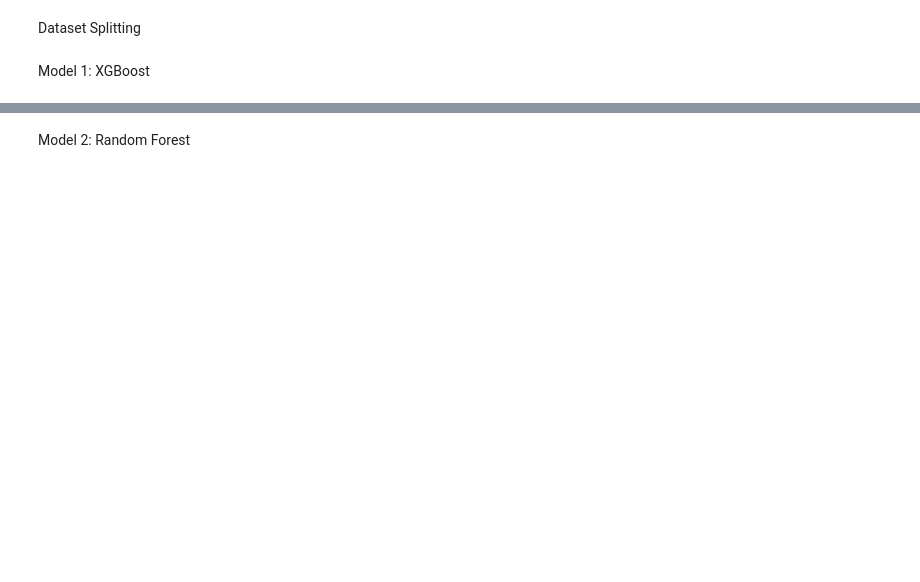
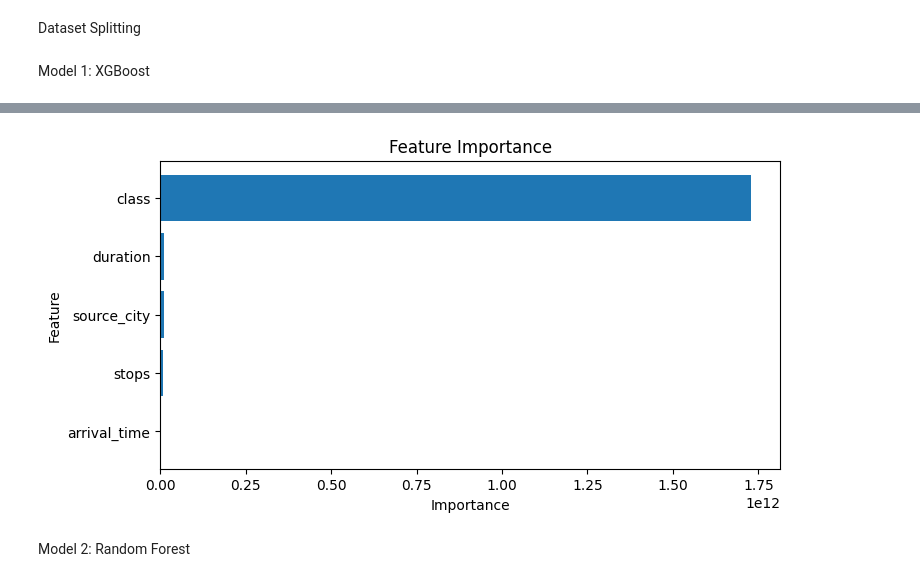
Before and after one commit to FatimaHubail/ML_Project, a Jupyter notebook: Project.ipynb, the cells around one changed output, grey strips where cells are left out. Cells and saved outputs as stored; diff of their text form; code cells hidden in the pictures; blank space fills up the shorter version.

```diff
--- a/Project.ipynb
+++ b/Project.ipynb
@@ -24,7 +24,7 @@ destination_encoded = one_hot.fit_transform(df[["destination_city"]]).toarray()
 destination_labels = [f"destination_{cat}" for cat in one_hot.categories_[0]]
 destination_df = pd.DataFrame(destination_encoded, columns=destination_labels)
 
-flight_encoded = hash.fit_transform(df['flight'])
+#flight_encoded = hash.fit_transform(df['flight'])
 
 df["departure_time"]= target.fit_transform(df['departure_time'], df['price'])
 df["arrival_time"]= target.fit_transform(df['arrival_time'], df['price'])
@@ -32,7 +32,7 @@ df["arrival_time"]= target.fit_transform(df['arrival_time'], df['price'])
 df['stops'] = df['stops'].map({'zero':0, 'one':1, 'two_or_more':2})
 df['class'] = df['class'].map({'Economy':0, 'Business':1})
 
-new_df = pd.concat([df,flight_encoded, airline_df, source_df, destination_df], axis=1)
+new_df = pd.concat([df, airline_df, source_df, destination_df], axis=1)
 new_df = new_df.drop(["Unnamed: 0", "flight", "airline", "source_city", "destination_city"], axis=1)
 new_df = new_df.astype('float32')
 # %% [markdown]
@@ -49,21 +49,21 @@ import random
 airline_columns = airline_df.columns.tolist()
 source_columns = source_df.columns.tolist()
 destination_columns = destination_df.columns.tolist()
-flight_columns = flight_encoded.columns.tolist()
+#flight_columns = flight_encoded.columns.tolist()
 
 # Add groups to a list
 groups = {
     "airline": airline_columns,
     "source_city": source_columns,
     "destination_city": destination_columns,
-    "flight": flight_columns,
+    #"flight": flight_columns,
 }
 
 # Flatten the remaining individual columns in `new_df`
 individual_columns = [
     col
     for col in training_df.columns
-    if col not in airline_columns + source_columns + destination_columns + flight_columns
+    if col not in airline_columns + source_columns + destination_columns #+ flight_columns
 ]
 individual_columns.remove("price")
 
@@ -71,7 +71,7 @@ individual_columns.remove("price")
 all_features = list(groups.keys()) + individual_columns
 
 # Randomly select 5 features
-select_features = random.sample(all_features, 4)
+select_features = random.sample(all_features, 5)
 
 # Expand selected features into their full groups if necessary
 final_features = []
@@ -103,6 +103,7 @@ Model 1: XGBoost
 # %%
 from sklearn.metrics import mean_squared_error, r2_score
 from xgboost import XGBRegressor
+import matplotlib.pyplot as plt
 
 # Initialize the XGBoost regressor
 xgb_model = XGBRegressor(
@@ -121,18 +122,69 @@ xgb_model.fit(X_train, y_train)
 y_pred = xgb_model.predict(X_test)
 
 # Evaluate the model
+xg_acc = xgb_model.score(X_test, y_test)
 rmse = np.sqrt(mean_squared_error(y_test, y_pred))
 r2 = r2_score(y_test, y_pred)
 
-print(f"RMSE: {rmse}")
-print(f"R²: {r2}")
+print(f"Accuracy: {xg_acc:.4f}")
+print(f"RMSE: {rmse:.4f}")
+print(f"R²: {r2:.4f}")
 
-# Feature importance (optional)
-import matplotlib.pyplot as plt
-from xgboost import plot_importance
+# Retrieve feature importances
+booster = xgb_model.get_booster()
+feature_importance = booster.get_score(importance_type='gain')
 
-plt.figure(figsize=(10, 8))
-plot_importance(xgb_model, importance_type='weight', show_values=False)
+# Convert to a DataFrame for easier manipulation
+importance_df = pd.DataFrame(
+    feature_importance.items(),
+    columns=['Feature', 'Importance']
+)
+
+# Define mappings for encoded columns
+group_mapping = {
+    "airline": [col for col in airline_columns if col in selected_features],
+    "source_city": [col for col in source_columns if col in selected_features],
+    "destination_city": [col for col in destination_columns if col in selected_features],
+    #"flight": [col for col in flight_encoded.columns.tolist() if col in selected_features],
+}
+
+
+# Add individual columns to the mapping
+for col in individual_columns:
+    if col in selected_features:
+        group_mapping[col] = [col]
+
+for group_name in list(group_mapping.keys()):
+    group_mapping[group_name] = [col for col in group_mapping[group_name] if col in selected_features]
+
+    # If the group is empty after filtering, remove it from the mapping
+    if not group_mapping[group_name]:
+        del group_mapping[group_name]
+
+
+# Initialize a dictionary to hold aggregated importance
+group_importance = {}
+
+for group_name, columns in group_mapping.items():
+    # Filter importance_df for columns in the current group
+    group_importance[group_name] = importance_df[
+        importance_df['Feature'].isin(columns)]['Importance'].sum()
+
+# Convert to a DataFrame for visualization
+aggregated_importance_df = pd.DataFrame(
+    group_importance.items(),
+    columns=['Feature', 'Aggregated Importance']
+).sort_values(by='Aggregated Importance', ascending=False)
+
+# Plot aggregated feature importances
+plt.figure(figsize=(8, 4))
+plt.barh(
+    aggregated_importance_df['Feature'],
+    aggregated_importance_df['Aggregated Importance']
+)
+plt.xlabel('Importance')
+plt.ylabel('Feature')
 plt.title('Feature Importance')
+plt.gca().invert_yaxis()  # Invert the y-axis to display the highest importance at the top
 plt.show()
 # %% [output]
@@ -140,3 +194,4 @@ ModuleNotFoundError: No module named 'xgboost'
+[figure, added]
 # %% [markdown]
 Model 2: Random Forest
 # %%
```
Also changed, not shown: parts of 4 cells of this notebook.
